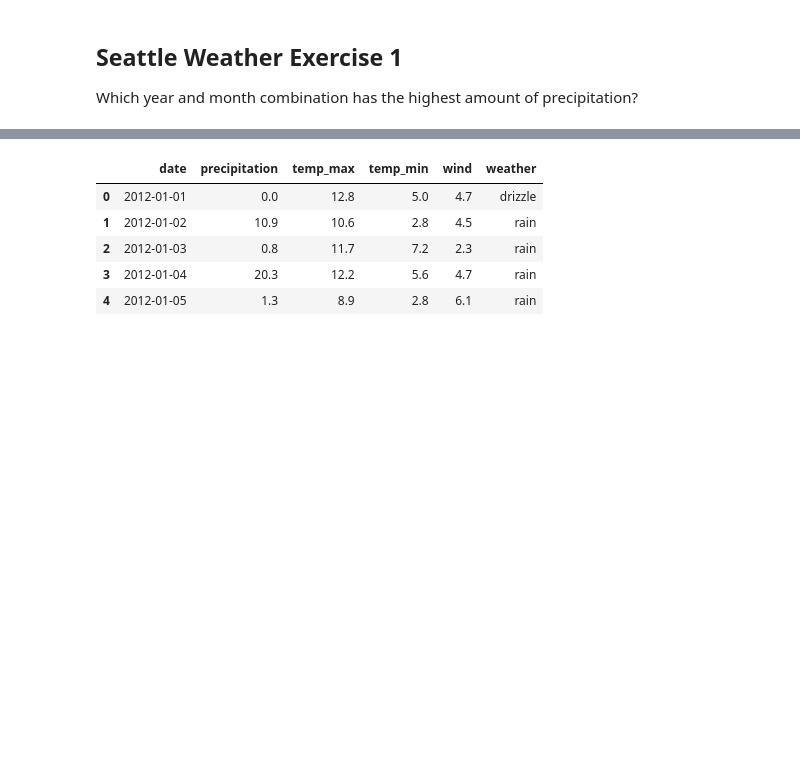
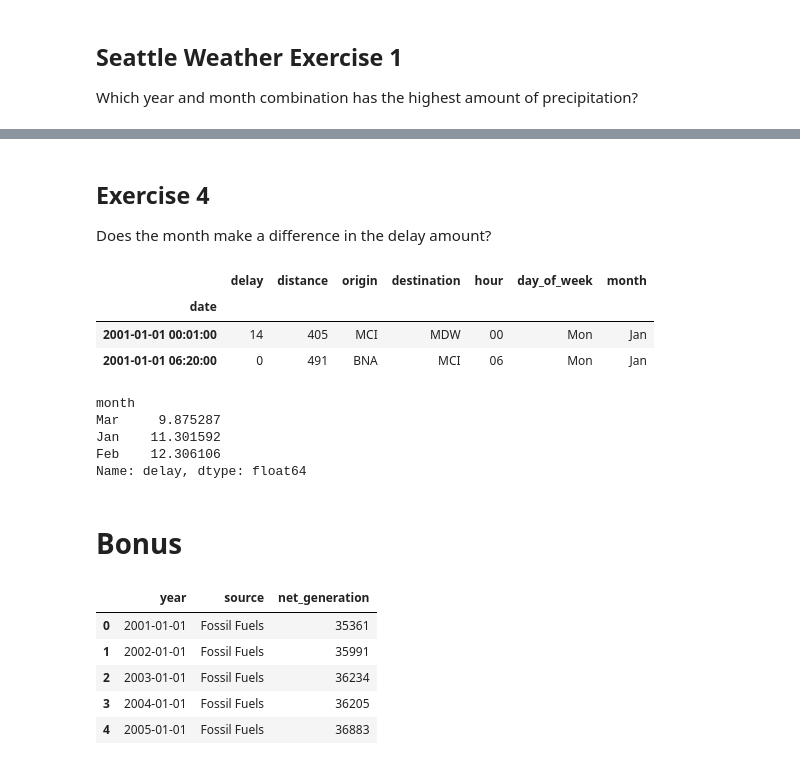
Before and after one commit to lainslie-18/time-series-exercises, a Jupyter notebook: time_series.ipynb, the cells around one changed output, grey strips where cells are left out. Cells and saved outputs as stored; diff of their text form; code cells hidden in the pictures; blank space fills up the shorter version.

```diff
--- a/time_series.ipynb
+++ b/time_series.ipynb
@@ -256,11 +493,36 @@ Which year and month combination has the highest amount of precipitation?
+# %% [markdown]
+## Exercise 4
+
+Does the month make a difference in the delay amount?
+# %%
+# create a month column
+df['month'] = df.index.strftime('%b')
+df.head(2)
+# %% [output]
+|  | delay | distance | origin | destination | hour | day_of_week | month |
+| date |  |  |  |  |  |  |  |
+| 2001-01-01 00:01:00 | 14 | 405 | MCI | MDW | 00 | Mon | Jan |
+| 2001-01-01 06:20:00 | 0 | 491 | BNA | MCI | 06 | Mon | Jan |
+# %%
+# group by month and sort total delay
+df.groupby('month').delay.mean().sort_values()
+# %% [output]
+month
+Mar     9.875287
+Jan    11.301592
+Feb    12.306106
+Name: delay, dtype: float64
+# %% [markdown]
+# Bonus
 # %%
+# pull in data
 from vega_datasets import data
-df = data.seattle_weather()
+df = data.iowa_electricity()
 df.head()
 # %% [output]
-|  | date | precipitation | temp_max | temp_min | wind | weather |
-| 0 | 2012-01-01 | 0.0 | 12.8 | 5.0 | 4.7 | drizzle |
-| 1 | 2012-01-02 | 10.9 | 10.6 | 2.8 | 4.5 | rain |
-| 2 | 2012-01-03 | 0.8 | 11.7 | 7.2 | 2.3 | rain |
-| 3 | 2012-01-04 | 20.3 | 12.2 | 5.6 | 4.7 | rain |
-| 4 | 2012-01-05 | 1.3 | 8.9 | 2.8 | 6.1 | rain |
+|  | year | source | net_generation |
+| 0 | 2001-01-01 | Fossil Fuels | 35361 |
+| 1 | 2002-01-01 | Fossil Fuels | 35991 |
+| 2 | 2003-01-01 | Fossil Fuels | 36234 |
+| 3 | 2004-01-01 | Fossil Fuels | 36205 |
+| 4 | 2005-01-01 | Fossil Fuels | 36883 |
```
Also changed, not shown: parts of 55 cells of this notebook.
